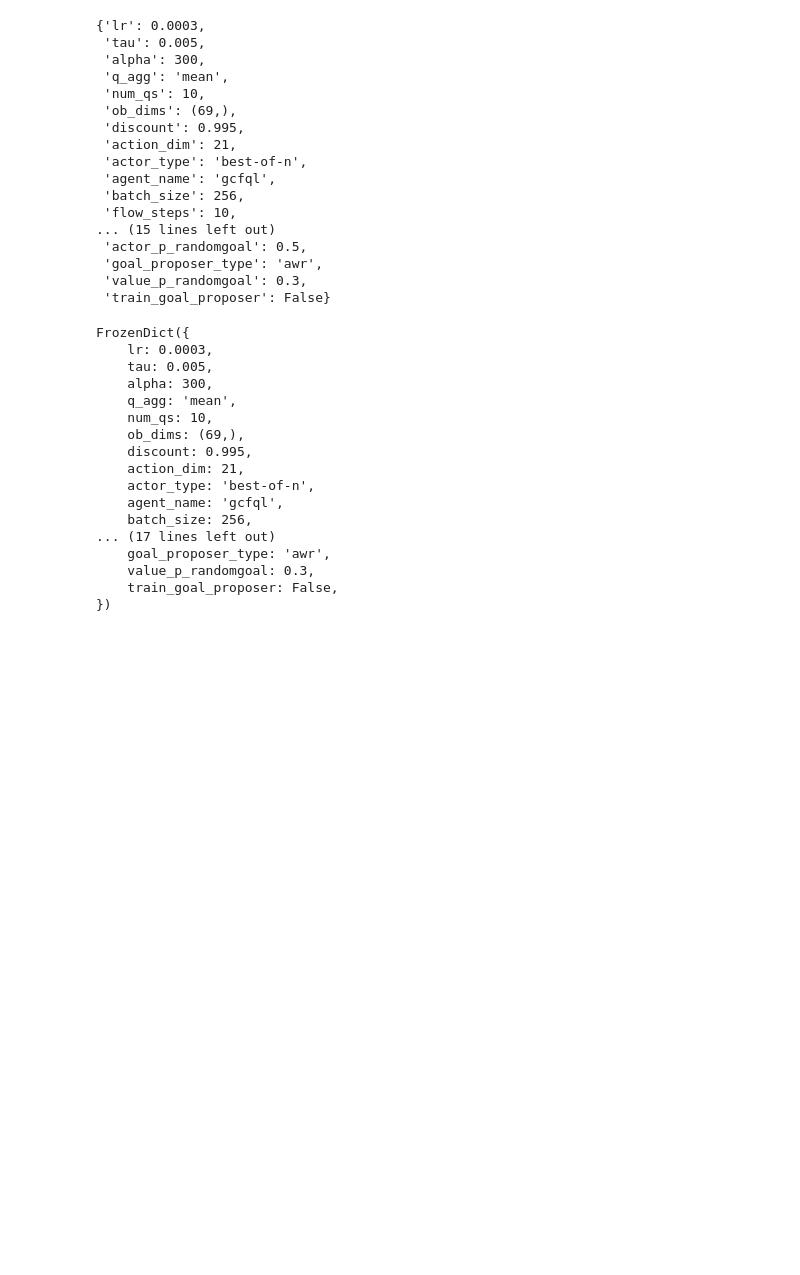
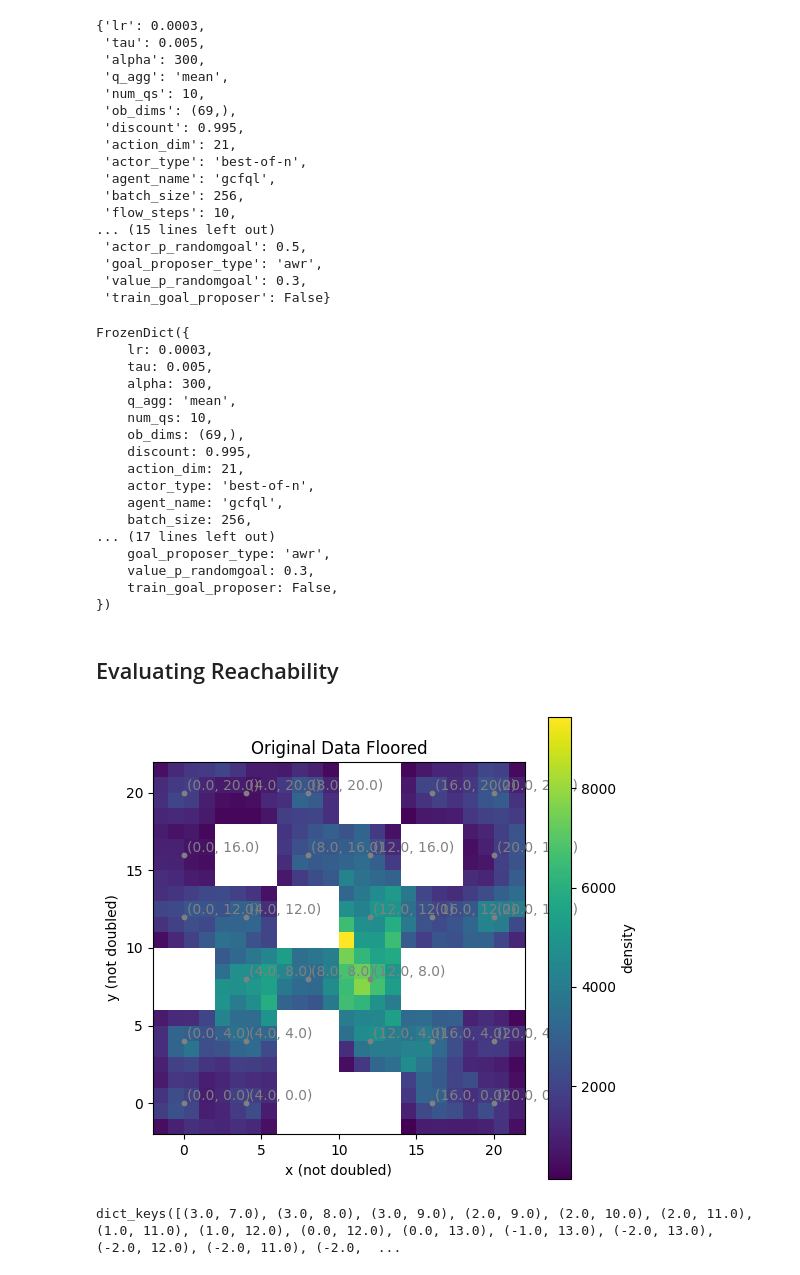
Before and after one commit to jnzhao3/horizon-reduction, a Jupyter notebook: simulation_1.ipynb, the cells around one changed output. Cells and saved outputs as stored; diff of their text form; code cells hidden in the pictures; blank space fills up the shorter version.

```diff
--- a/simulation_1.ipynb
+++ b/simulation_1.ipynb
@@ -152,6 +152,10 @@ def plot_heatmap(data, xlabel, ylabel, title):
     m = ax.pcolormesh(x_edges, y_edges, Z, shading="flat")  # cells are 1x1 by construction
     fig.colorbar(m, ax=ax, label="density")
 
+    plt.scatter(x=all_cells[:, 0], y=all_cells[:, 1], s=10, c='gray', alpha=1.0)
+    for i in range(len(all_cells)):
+        plt.annotate(f'{(all_cells[i, 0], all_cells[i, 1])}', (all_cells[i, 0], all_cells[i, 1]), xytext=(2, 2), textcoords='offset points', c='gray')
+
     ax.set_aspect("equal")
     ax.set_xlabel(xlabel)
     ax.set_ylabel(ylabel)
@@ -312,3 +316,23 @@ FrozenDict({
 })
 # %%
 goal_frame
+# %% [markdown]
+## Evaluating Reachability
+# %%
+original_data_floored = {}
+floored = np.floor(data_100000['observations'])
+
+for i in range(len(floored)):
+    rounded = (floored[i][0], floored[i][1])
+    if rounded in original_data_floored:
+        original_data_floored[rounded] += 1
+    else:
+        original_data_floored[rounded] = 1
+
+plot_heatmap(original_data_floored, 'x (not doubled)', 'y (not doubled)', 'Original Data Floored')
+# %% [output]
+[figure, added]
+# %%
+original_data_floored.keys()
+# %% [output]
+dict_keys([(3.0, 7.0), (3.0, 8.0), (3.0, 9.0), (2.0, 9.0), (2.0, 10.0), (2.0, 11.0), (1.0, 11.0), (1.0, 12.0), (0.0, 12.0), (0.0, 13.0), (-1.0, 13.0), (-2.0, 13.0), (-2.0, 12.0), (-2.0, 11.0), (-2.0,  ...
```
Also changed, not shown: parts of 4 cells of this notebook.
